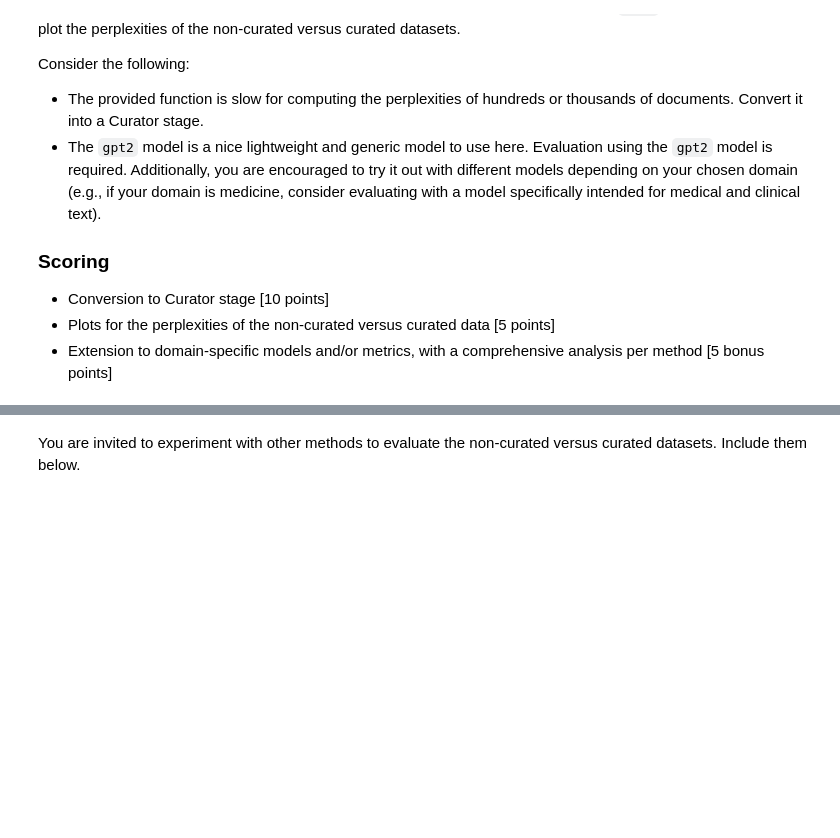
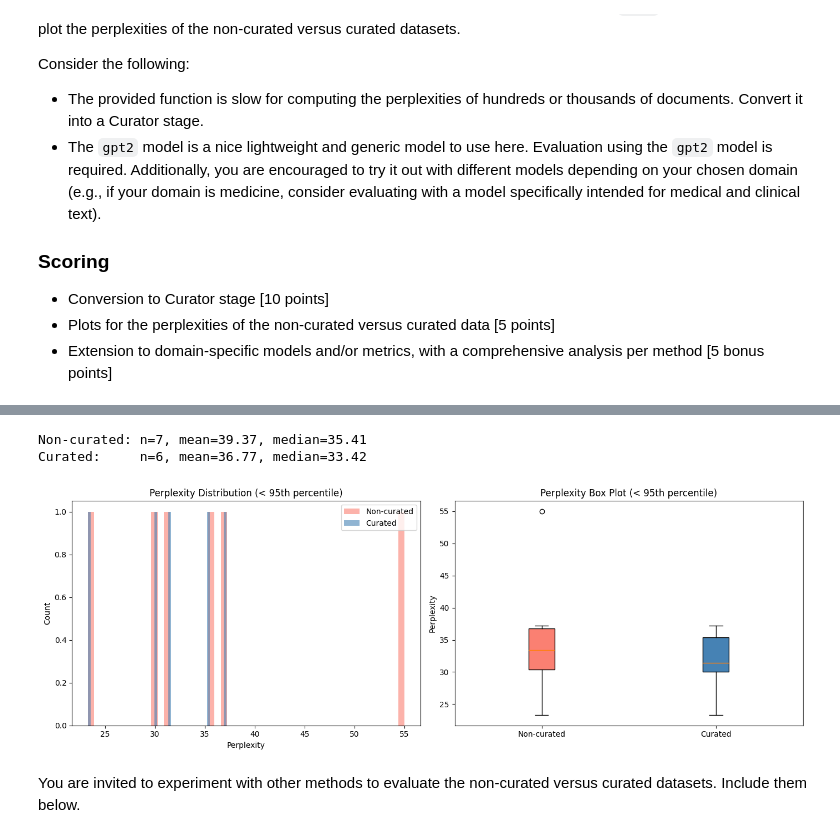
Before and after one commit to sanjay-adhikesaven/ee194-a2, a Jupyter notebook: nemo-curator-lab.ipynb, the cells around one changed output, grey strips where cells are left out. Saved outputs shown, nothing was run; the diff lists cells and outputs as text; code cells hidden in the pictures; blank space fills up the shorter version.

```diff
--- a/nemo-curator-lab.ipynb
+++ b/nemo-curator-lab.ipynb
@@ -324,2 +642,19 @@ for t, p in zip(texts, perplexities):
 # %%
-# calculate perplexities of the non-curated and curated datasets here
+non_curated_perplexity_dir = "./wiki_domain_perplexity"
+curated_perplexity_dir = "./wiki_curated_perplexity"
+
+# Compute perplexity for non-curated data
+pipeline_nc = Pipeline("non_curated_perplexity")
+pipeline_nc.add_stage(JsonlReader(wiki_domain_dir))
+pipeline_nc.add_stage(PerplexityScorer())
+pipeline_nc.add_stage(JsonlWriter(non_curated_perplexity_dir, write_kwargs={"force_ascii": False}))
+results_nc = pipeline_nc.run()
+
+# Compute perplexity for curated data
+pipeline_c = Pipeline("curated_perplexity")
+pipeline_c.add_stage(JsonlReader(curated_data_dir))
+pipeline_c.add_stage(PerplexityScorer())
+pipeline_c.add_stage(JsonlWriter(curated_perplexity_dir, write_kwargs={"force_ascii": False}))
+results_c = pipeline_c.run()
+
+print("Perplexity computation complete for both datasets.")
@@ -326,5 +679,47 @@ for t, p in zip(texts, perplexities):
 # %%
-# plot perplexities here
+import matplotlib.pyplot as plt
+import numpy as np
+from nemo_curator.utils.file_utils import get_all_file_paths_under
+
+def load_perplexities(data_dir):
+    file_paths = get_all_file_paths_under(data_dir)
+    dfs = [pd.read_json(fp, lines=True) for fp in file_paths]
+    return pd.concat(dfs, ignore_index=True)["perplexity"].values
+
+nc_perp = load_perplexities(non_curated_perplexity_dir)
+c_perp = load_perplexities(curated_perplexity_dir)
+
+print(f"Non-curated: n={len(nc_perp)}, mean={np.mean(nc_perp):.2f}, median={np.median(nc_perp):.2f}")
+print(f"Curated:     n={len(c_perp)}, mean={np.mean(c_perp):.2f}, median={np.median(c_perp):.2f}")
+
+fig, axes = plt.subplots(1, 2, figsize=(14, 5))
+
+# Histogram comparison
+cap = np.percentile(np.concatenate([nc_perp, c_perp]), 95)
+axes[0].hist(nc_perp[nc_perp < cap], bins=50, alpha=0.6, label="Non-curated", color="salmon")
+axes[0].hist(c_perp[c_perp < cap], bins=50, alpha=0.6, label="Curated", color="steelblue")
+axes[0].set_xlabel("Perplexity")
+axes[0].set_ylabel("Count")
+axes[0].set_title("Perplexity Distribution (< 95th percentile)")
+axes[0].legend()
+
+# Box plot comparison
+bp = axes[1].boxplot(
+    [nc_perp[nc_perp < cap], c_perp[c_perp < cap]],
+    labels=["Non-curated", "Curated"],
+    patch_artist=True,
+)
+bp["boxes"][0].set_facecolor("salmon")
+bp["boxes"][1].set_facecolor("steelblue")
+axes[1].set_ylabel("Perplexity")
+axes[1].set_title("Perplexity Box Plot (< 95th percentile)")
+
+plt.tight_layout()
+plt.show()
+# %% [output]
+Non-curated: n=7, mean=39.37, median=35.41
+Curated:     n=6, mean=36.77, median=33.42
+[figure, added]
 # %% [markdown]
 You are invited to experiment with other methods to evaluate the non-curated versus curated datasets. Include them below.
 # %%
```
Also changed, not shown: parts of 27 cells of this notebook, 1 other file.
